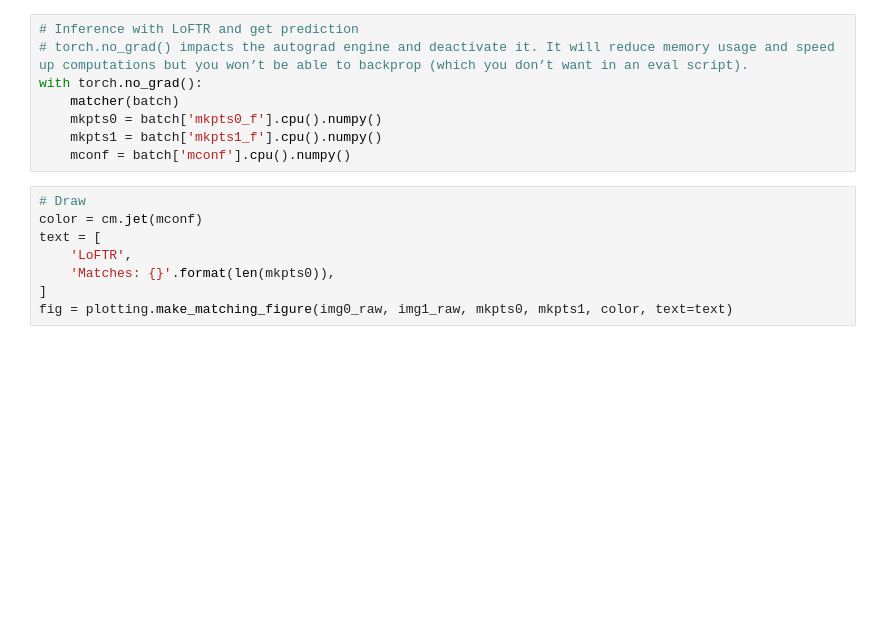
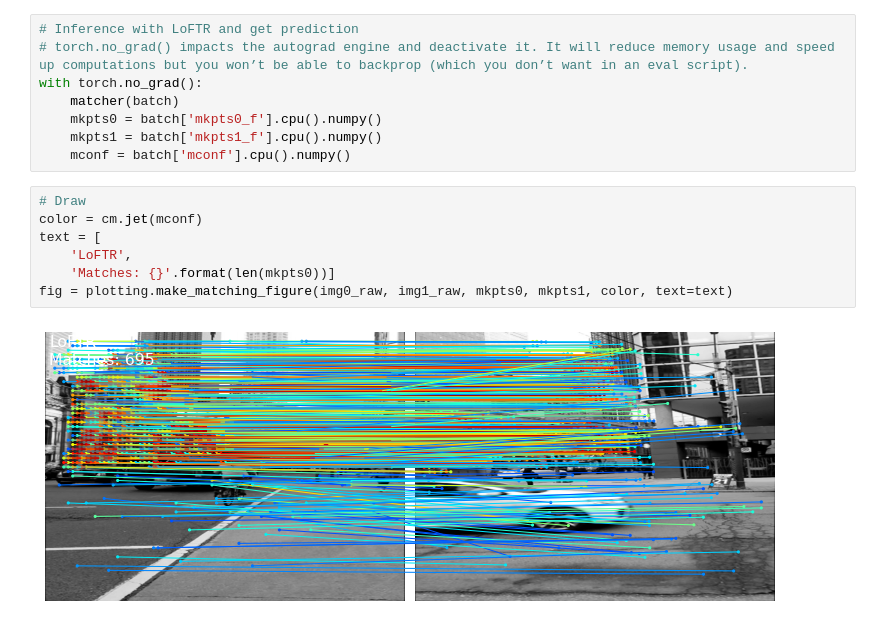
Before and after one commit to AFlockOfToasters/capstone-project-image-matching-challenge, a Jupyter notebook: models/LoFTR/LoFTR.ipynb, the cells around one changed output. Drawn from its saved outputs; the diff is of its cells as text; blank space fills up the shorter version.

```diff
--- a/models/LoFTR/LoFTR.ipynb
+++ b/models/LoFTR/LoFTR.ipynb
@@ -164,8 +212,9 @@ with torch.no_grad():
 # %%
 # Draw
 color = cm.jet(mconf)
 text = [
     'LoFTR',
-    'Matches: {}'.format(len(mkpts0)),
-]
+    'Matches: {}'.format(len(mkpts0))]
 fig = plotting.make_matching_figure(img0_raw, img1_raw, mkpts0, mkpts1, color, text=text)
+# %% [output]
+[figure, added]
```
Also changed, not shown: parts of 17 cells of this notebook.
